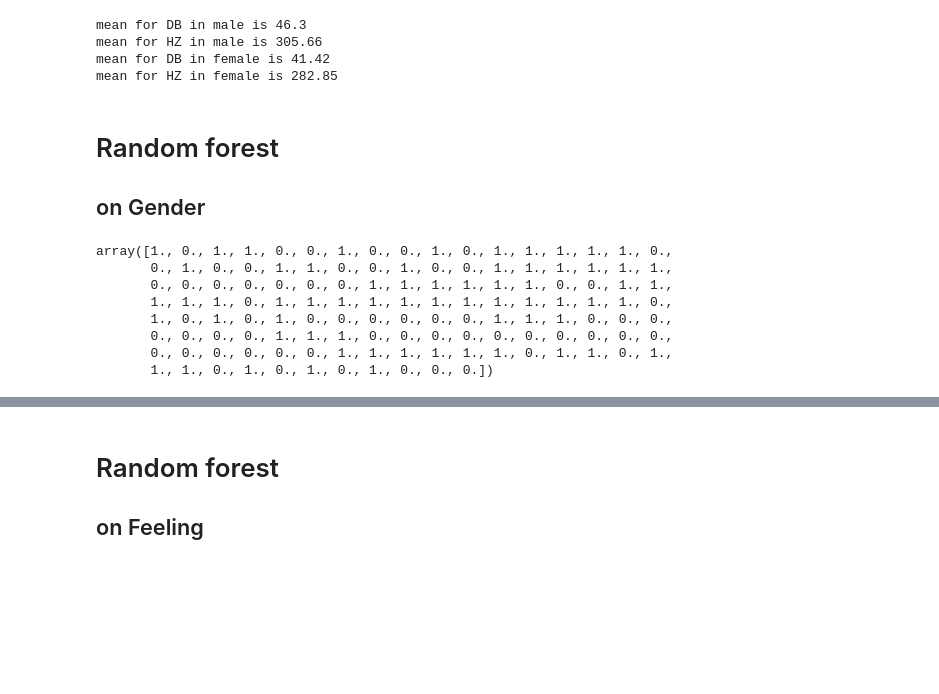
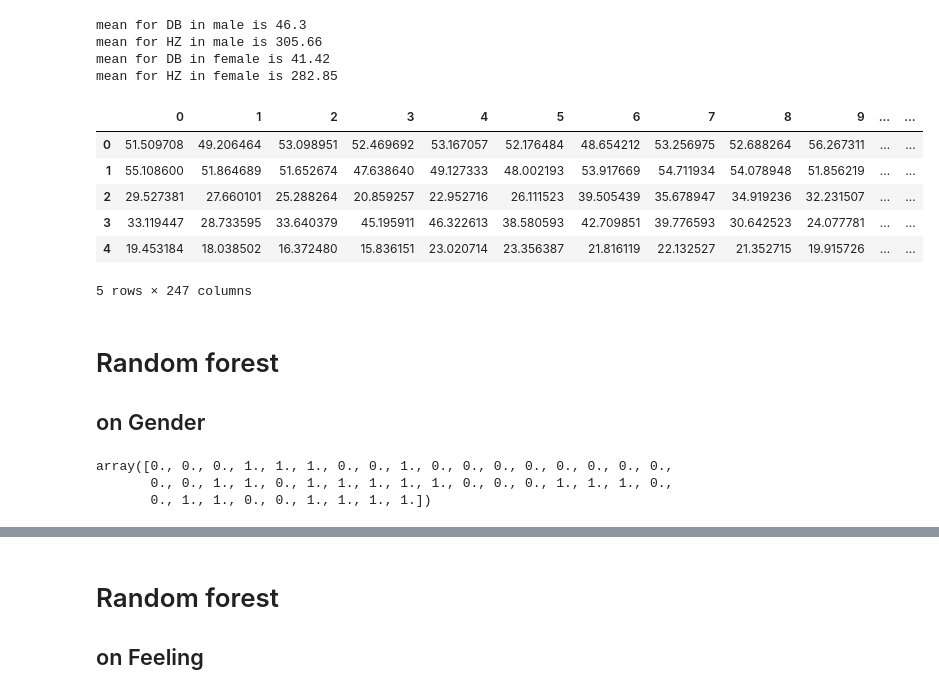
Before and after one commit to giulianosoced/StatLearnVoices, a Jupyter notebook: code.ipynb, the cells around one changed output, grey strips where cells are left out. Saved outputs shown, nothing was run; the diff lists cells and outputs as text; code cells hidden in the pictures; blank space fills up the shorter version.

```diff
--- a/code.ipynb
+++ b/code.ipynb
@@ -190,3 +190,14 @@ for c in cols:
         mat.append(l) #append our column to the matrix
 X=pd.DataFrame(mat) #make it a pandas df
 X=X.T #transpose it
+X=pd.concat([X,result.Person],axis=1)#add person column
+# %%
+X.head()
+# %% [output]
+|  | 0 | 1 | 2 | 3 | 4 | 5 | 6 | 7 | 8 | 9 | ... | ... |
+| 0 | 51.509708 | 49.206464 | 53.098951 | 52.469692 | 53.167057 | 52.176484 | 48.654212 | 53.256975 | 52.688264 | 56.267311 | ... | ... |
+| 1 | 55.108600 | 51.864689 | 51.652674 | 47.638640 | 49.127333 | 48.002193 | 53.917669 | 54.711934 | 54.078948 | 51.856219 | ... | ... |
+| 2 | 29.527381 | 27.660101 | 25.288264 | 20.859257 | 22.952716 | 26.111523 | 39.505439 | 35.678947 | 34.919236 | 32.231507 | ... | ... |
+| 3 | 33.119447 | 28.733595 | 33.640379 | 45.195911 | 46.322613 | 38.580593 | 42.709851 | 39.776593 | 30.642523 | 24.077781 | ... | ... |
+| 4 | 19.453184 | 18.038502 | 16.372480 | 15.836151 | 23.020714 | 23.356387 | 21.816119 | 22.132527 | 21.352715 | 19.915726 | ... | ... |
+5 rows × 247 columns
@@ -200,13 +218,8 @@ y_F=result.Feeling #y for feeling
 # %%
 RF = RandomForestClassifier(n_estimators=100, max_depth=2, random_state=0)
-RF.fit(X, y_G)
-RF.predict(X)
+RF.fit(X_train, y_train)
+RF.predict(X_test)
 # %% [output]
-array([1., 0., 1., 1., 0., 0., 1., 0., 0., 1., 0., 1., 1., 1., 1., 1., 0.,
-       0., 1., 0., 0., 1., 1., 0., 0., 1., 0., 0., 1., 1., 1., 1., 1., 1.,
-       0., 0., 0., 0., 0., 0., 0., 1., 1., 1., 1., 1., 1., 0., 0., 1., 1.,
-       1., 1., 1., 0., 1., 1., 1., 1., 1., 1., 1., 1., 1., 1., 1., 1., 0.,
-       1., 0., 1., 0., 1., 0., 0., 0., 0., 0., 0., 1., 1., 1., 0., 0., 0.,
-       0., 0., 0., 0., 1., 1., 1., 0., 0., 0., 0., 0., 0., 0., 0., 0., 0.,
-       0., 0., 0., 0., 0., 0., 1., 1., 1., 1., 1., 1., 0., 1., 1., 0., 1.,
-       1., 1., 0., 1., 0., 1., 0., 1., 0., 0., 0.])
+array([0., 0., 0., 1., 1., 1., 0., 0., 1., 0., 0., 0., 0., 0., 0., 0., 0.,
+       0., 0., 1., 1., 0., 1., 1., 1., 1., 1., 0., 0., 0., 1., 1., 1., 0.,
+       0., 1., 1., 0., 0., 1., 1., 1., 1.])
```
Also changed, not shown: parts of 14 cells of this notebook.
